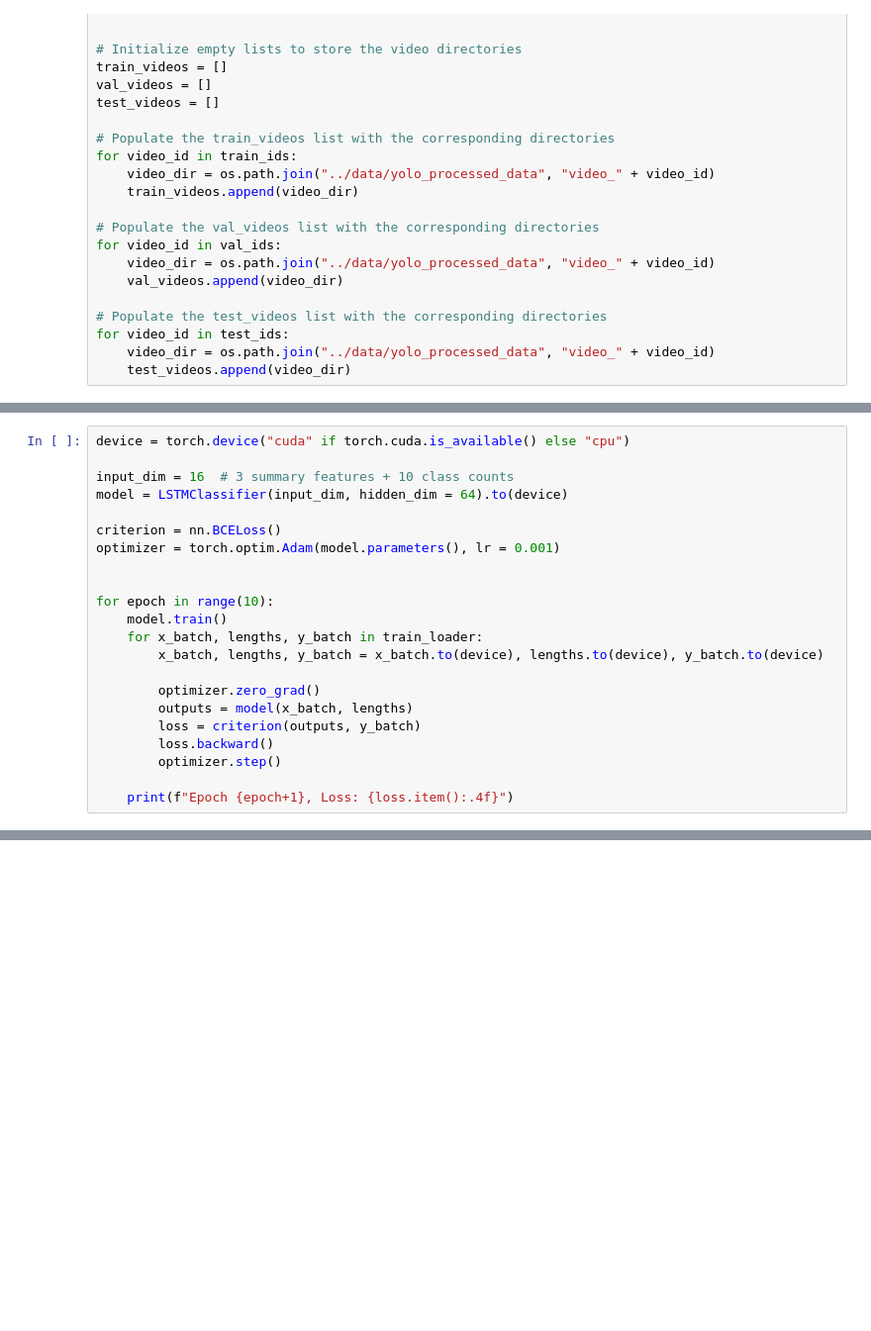
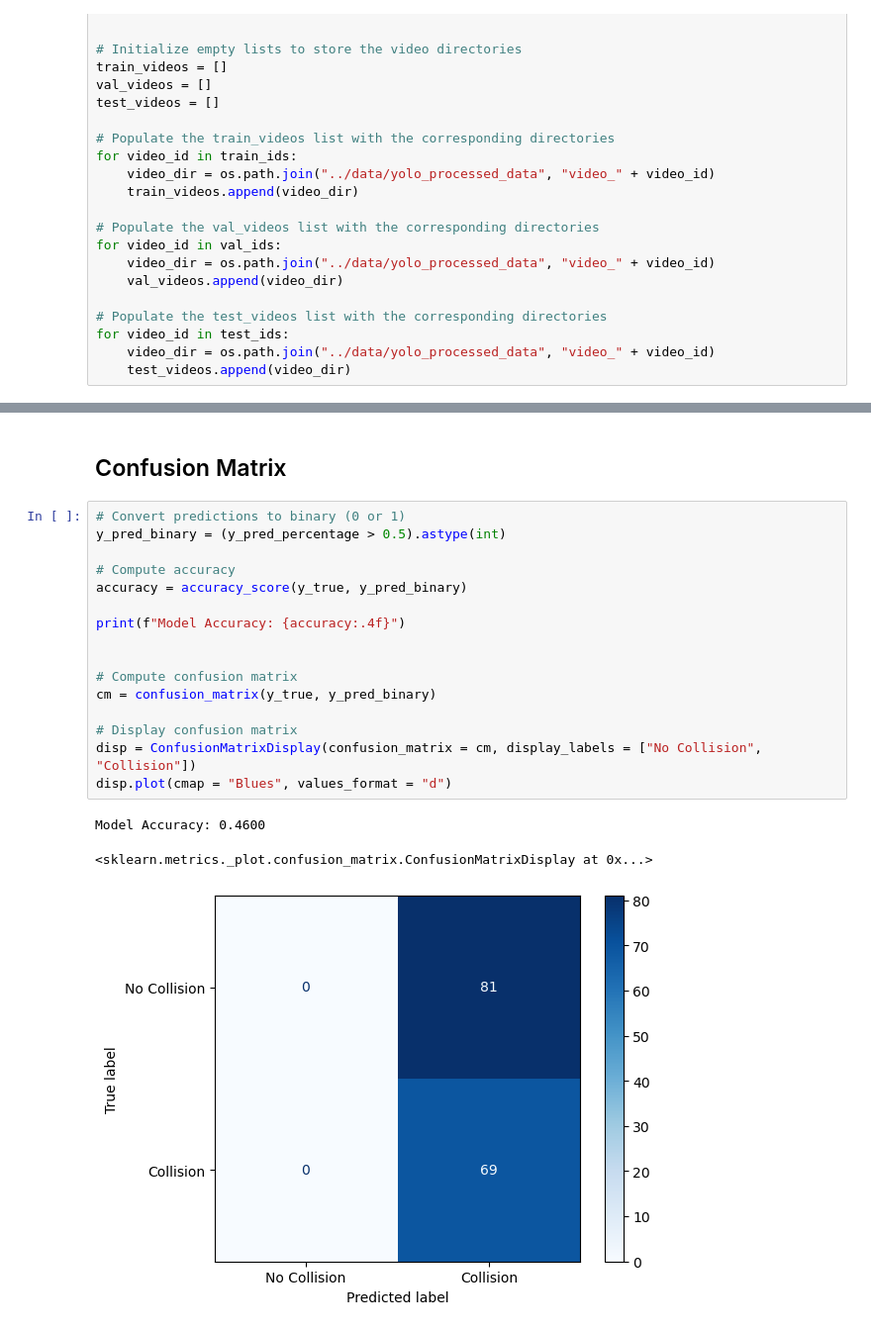
Before and after one commit to dcorc7/dsan-6600-final-project, a Jupyter notebook: code/LSTM.ipynb, the cells around one changed output, grey strips where cells are left out. Shown at 99% size. Cells and saved outputs as stored; diff of their text form; blank space fills up the shorter version.

```diff
--- a/code/LSTM.ipynb
+++ b/code/LSTM.ipynb
@@ -183,22 +211,0 @@ class LSTMClassifier(nn.Module):
-# %%
-device = torch.device("cuda" if torch.cuda.is_available() else "cpu")
-
-input_dim = 16  # 3 summary features + 10 class counts
-model = LSTMClassifier(input_dim, hidden_dim = 64).to(device)
-
-criterion = nn.BCELoss()
-optimizer = torch.optim.Adam(model.parameters(), lr = 0.001)
-
-
-for epoch in range(10):
-    model.train()
-    for x_batch, lengths, y_batch in train_loader:
-        x_batch, lengths, y_batch = x_batch.to(device), lengths.to(device), y_batch.to(device)
-
-        optimizer.zero_grad()
-        outputs = model(x_batch, lengths)
-        loss = criterion(outputs, y_batch)
-        loss.backward()
-        optimizer.step()
-
-    print(f"Epoch {epoch+1}, Loss: {loss.item():.4f}")
@@ -215,0 +458,22 @@ Epoch 10, Loss: 0.5656
+# %% [markdown]
+## Confusion Matrix
+# %%
+# Convert predictions to binary (0 or 1)
+y_pred_binary = (y_pred_percentage > 0.5).astype(int)
+
+# Compute accuracy
+accuracy = accuracy_score(y_true, y_pred_binary)
+
+print(f"Model Accuracy: {accuracy:.4f}")
+
+
+# Compute confusion matrix
+cm = confusion_matrix(y_true, y_pred_binary)
+
+# Display confusion matrix
+disp = ConfusionMatrixDisplay(confusion_matrix = cm, display_labels = ["No Collision", "Collision"])
+disp.plot(cmap = "Blues", values_format = "d")
+# %% [output]
+Model Accuracy: 0.4600
+<sklearn.metrics._plot.confusion_matrix.ConfusionMatrixDisplay at 0x...>
+[figure, added]
```
Also changed, not shown: parts of 22 cells of this notebook.
